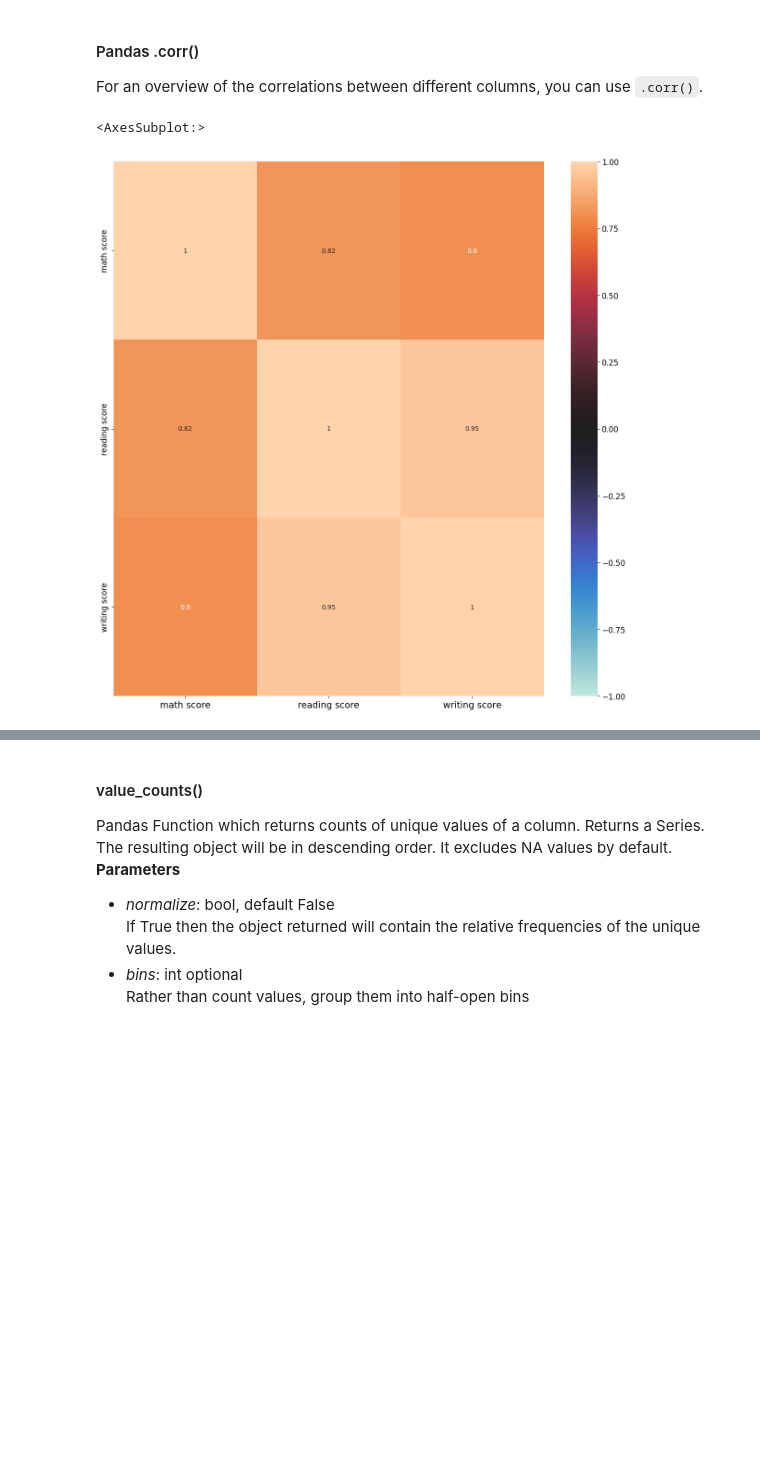
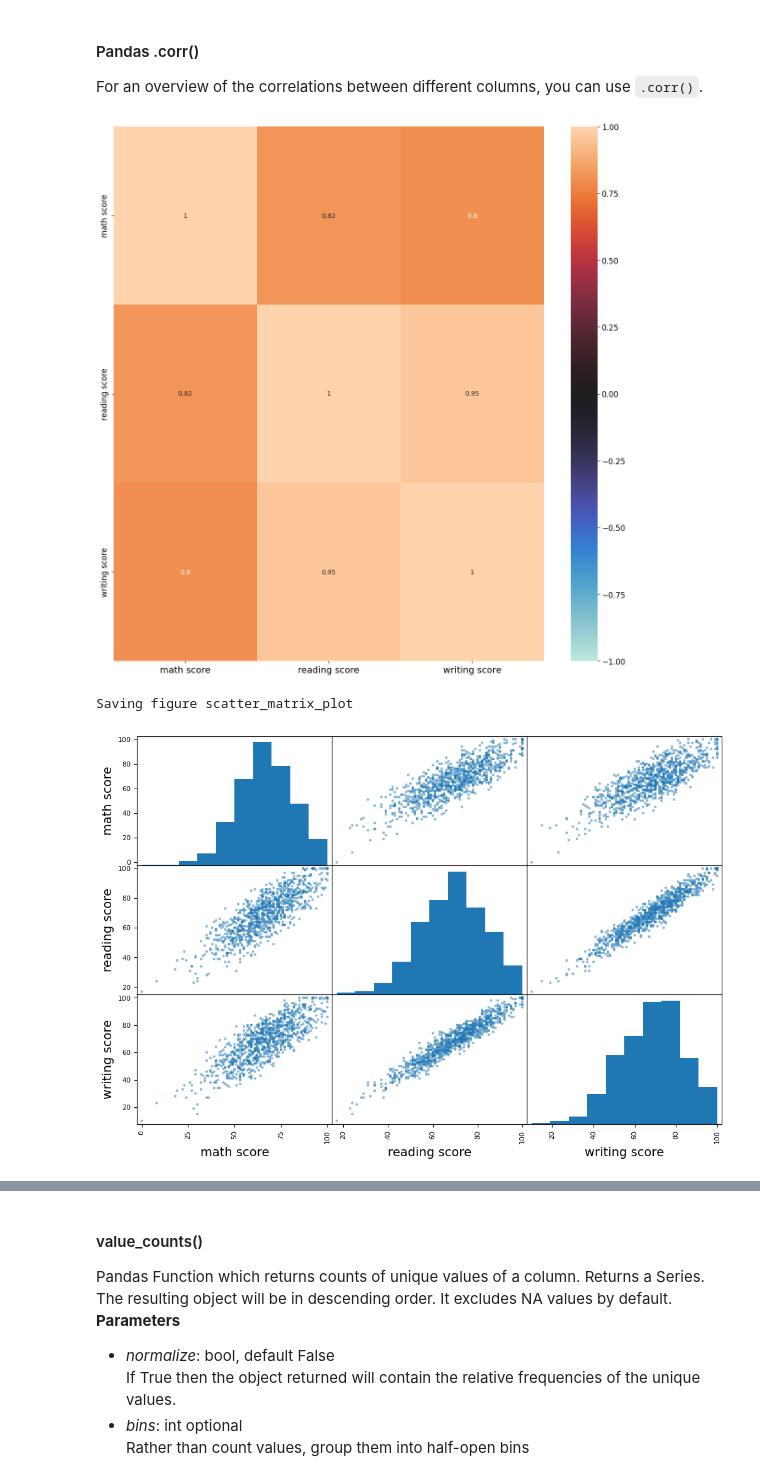
Before and after one commit to lascha212/F21DL, a Jupyter notebook: machine-learning/p1.ipynb, the cells around one changed output, grey strips where cells are left out. Cells and saved outputs as stored; diff of their text form; code cells hidden in the pictures; blank space fills up the shorter version.

```diff
--- a/machine-learning/p1.ipynb
+++ b/machine-learning/p1.ipynb
@@ -125,7 +125,16 @@ For an overview of the correlations between different columns, you can use `.cor
 # %%
 correlation_matrix = data.corr()
 fig, ax = plt.subplots(figsize=(15, 15))
-sns.heatmap(correlation_matrix, annot=True, vmax=1, vmin=-1, center=0, ax=ax)
+heatmap = sns.heatmap(correlation_matrix, annot=True, vmax=1, vmin=-1, center=0, ax=ax)
 # %% [output]
-<AxesSubplot:>
 [figure]
+# %%
+from pandas.plotting import scatter_matrix
+
+correlation_matrix['math score'].sort_values(ascending=False)  # Return correlation of maths with reading and writing in descending order.
+attributes = ['math score', 'reading score', 'writing score']
+scatter_matrix(data[attributes], figsize=(12, 8))
+save_figure('scatter_matrix_plot')
+# %% [output]
+Saving figure scatter_matrix_plot
+[figure, added]
```
Also changed, not shown: parts of 3 cells of this notebook, 3 other files.
